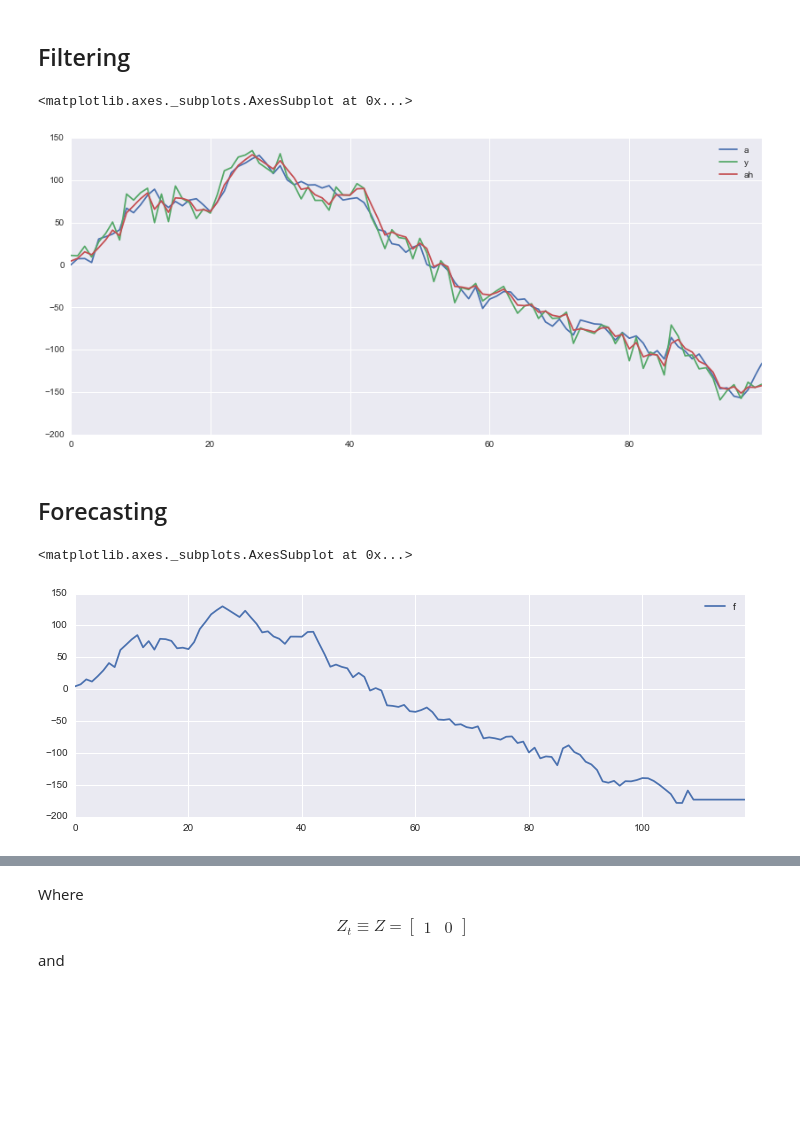
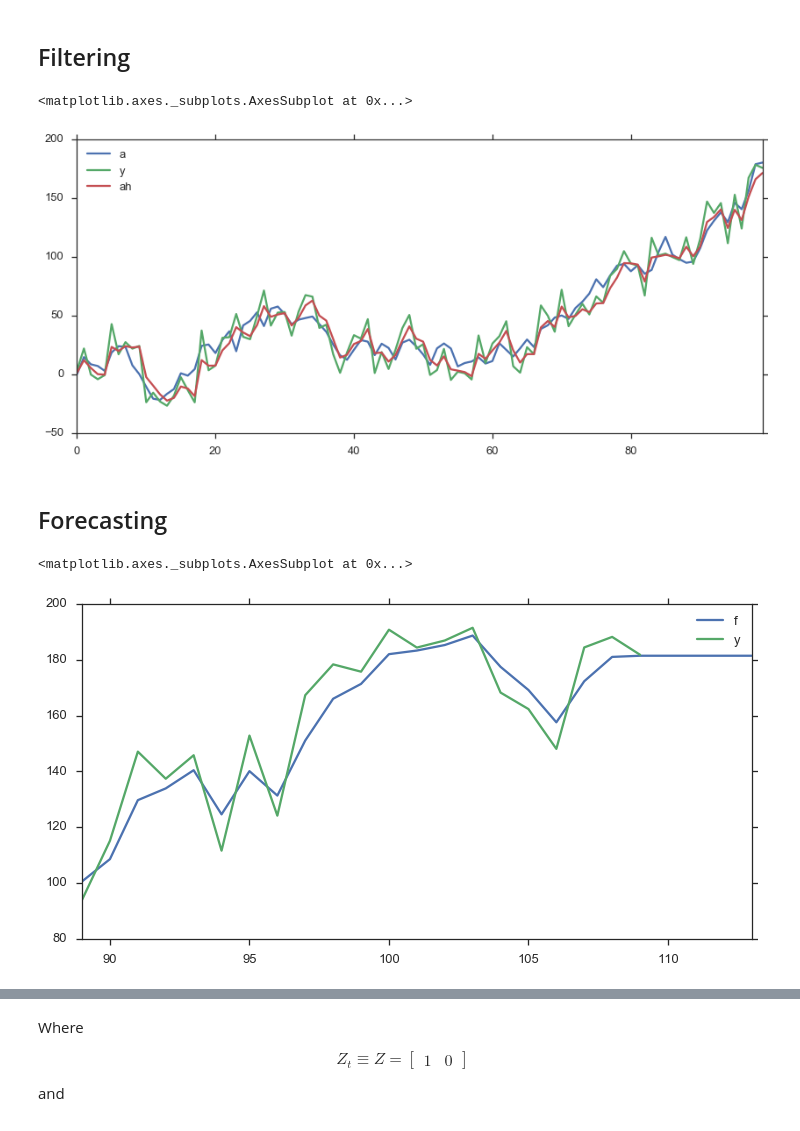
Before and after one commit to mikemull/Notebooks, a Jupyter notebook: Kalman-Slides-PyDataChicago2016.ipynb, the cells around one changed output, grey strips where cells are left out. Cells and saved outputs as stored; diff of their text form; code cells hidden in the pictures; blank space fills up the shorter version.

```diff
--- a/Kalman-Slides-PyDataChicago2016.ipynb
+++ b/Kalman-Slides-PyDataChicago2016.ipynb
@@ -6,6 +6,8 @@ import seaborn as sns
 import numpy as np
 import matplotlib.pyplot as plt
 import statsmodels.api as sm
+import statsmodels.tsa.api as smt
+sns.set(style='ticks', context='talk')
 # %% [markdown]
 # Forecasting With The Kalman Filter
 
@@ -275,13 +314,14 @@ df['ah'] = r.predicted_state[0][1:101]
 df.plot(figsize=(14,6))
 # %% [output]
 <matplotlib.axes._subplots.AxesSubplot at 0x...>
-[figure, old version]
+[figure, new version]
 # %% [markdown]
 ## Forecasting
 # %%
-p = r.predict(90, 120, dynamic=20)
-#pd.DataFrame({'y':y[:-1], 'f':p.results.forecasts[0][1:]}).plot(figsize=(12,4))
-pd.DataFrame({'f':p.results.forecasts[0][1:]}).plot(figsize=(12,4))
+p = r.predict(90, 115, dynamic=20)
+s_f = pd.Series(p.results.forecasts[0][1:])
+s_y = pd.Series(y)
+pd.DataFrame({'y':s_y, 'f':s_f}).iloc[-25:].plot(figsize=(12,6))
 # %% [output]
 <matplotlib.axes._subplots.AxesSubplot at 0x...>
-[figure, old version]
+[figure, new version]
```
Also changed, not shown: parts of 35 cells of this notebook.
